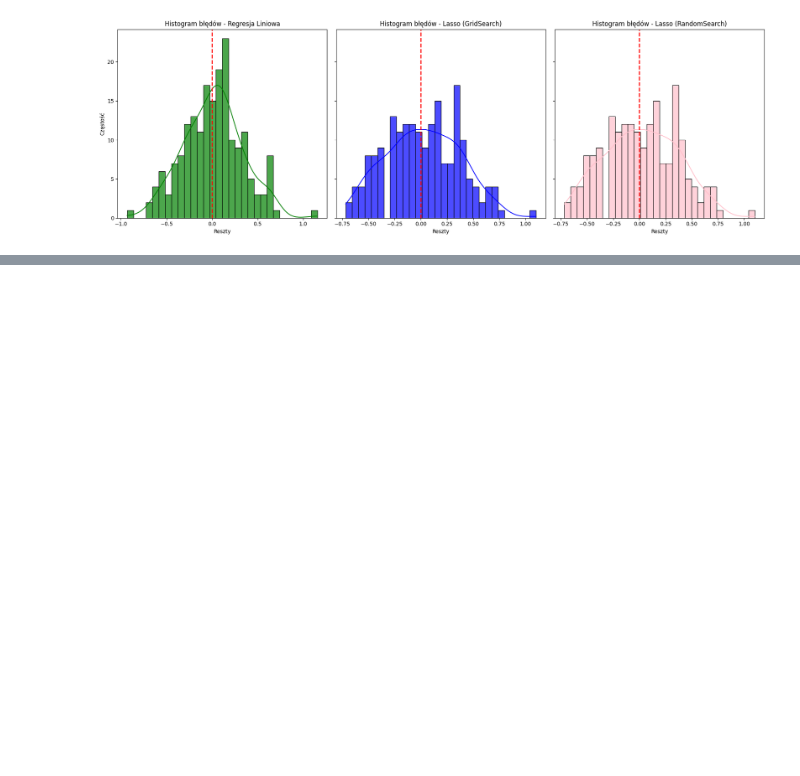
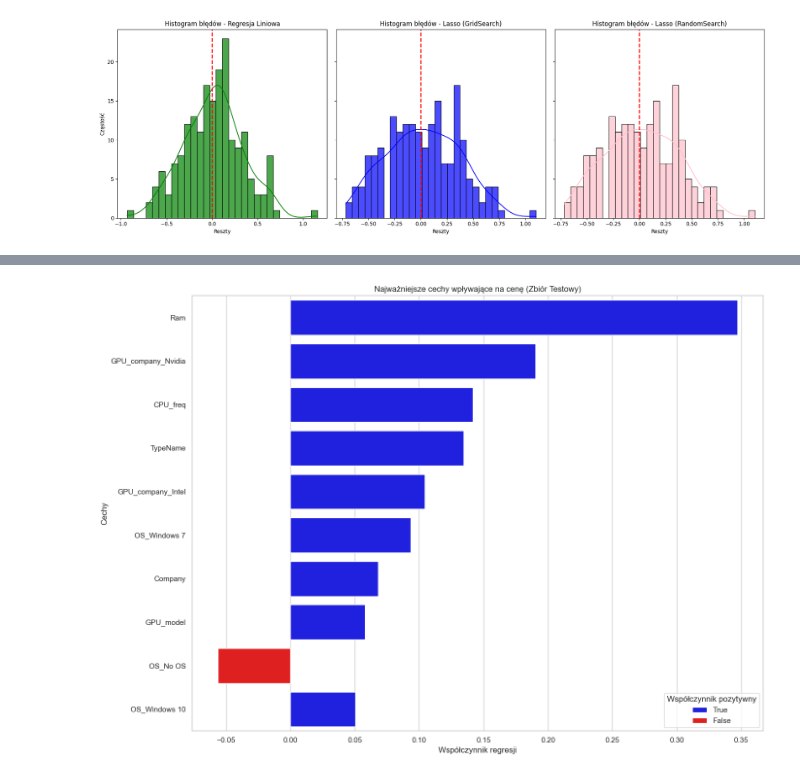
Before and after one commit to Piotr-Goraj/wsb-si-classification, a Jupyter notebook: ai_models_prediction.ipynb, the cells around one changed output, grey strips where cells are left out. Drawn from its saved outputs; the diff is of its cells as text; code cells hidden in the pictures; blank space fills up the shorter version.

```diff
--- a/ai_models_prediction.ipynb
+++ b/ai_models_prediction.ipynb
@@ -283,0 +811,98 @@ plt.show()
+# %%
+# Konfiguracja stylu wykresów
+sns.set(style="whitegrid")
+plt.rcParams.update({'font.size': 12})  # Ustawienie większego rozmiaru czcionki
+
+# 1. Odczyt danych
+TEST_FILE_PATH = './test_data.csv'  # Upewnij się, że ścieżka jest poprawna
+
+test_data = pd.read_csv(TEST_FILE_PATH)
+
+# Usunięcie wierszy z brakującymi wartościami
+test_data = test_data.dropna()
+
+# Podział na cechy i zmienną docelową
+X_test = test_data.drop(columns=['Price_euros'])  # Upewnij się, że nazwa kolumny jest poprawna
+y_test = test_data['Price_euros']
+
+# Zakładamy, że `X_train_encoded` i `scaler` są już zdefiniowane w środowisku Jupyter
+# Jeśli nie, musisz je ponownie zdefiniować lub uruchomić odpowiednie komórki
+
+# Kodowanie cech kategorycznych w danych testowych
+X_test_encoded = pd.get_dummies(X_test, drop_first=True)
+
+# Dodanie brakujących kolumn w danych testowych, które były obecne w danych treningowych
+missing_cols = set(X_train_encoded.columns) - set(X_test_encoded.columns)
+for col in missing_cols:
+    X_test_encoded[col] = 0
+
+# Upewnienie się, że kolejność kolumn jest taka sama jak w danych treningowych
+X_test_encoded = X_test_encoded[X_train_encoded.columns]
+
+# Skalowanie danych testowych
+X_test_scaled = scaler.transform(X_test_encoded)
+
+# Konwersja przeskalowanych danych z powrotem do DataFrame z nazwami kolumn
+X_test_scaled_df = pd.DataFrame(X_test_scaled, columns=X_test_encoded.columns)
+
+# 2. Ocena modelu na zbiorze testowym
+y_test_pred = regression_model.predict(X_test_scaled_df)
+r2_test = r2_score(y_test, y_test_pred)
+mae_test = mean_absolute_error(y_test, y_test_pred)
+rmse_test = np.sqrt(mean_squared_error(y_test, y_test_pred))
+
+print("\nWynik R² na zbiorze testowym:", r2_test)
+print("Mean Absolute Error (MAE) na zbiorze testowym:", mae_test)
+print("Root Mean Squared Error (RMSE) na zbiorze testowym:", rmse_test)
+
+# Obliczenie reszt
+residuals_test = y_test - y_test_pred
+
+# 3. Wykorzystanie wartości SHAP na zbiorze testowym
+
+# Tworzenie wyjaśniacza SHAP dla danych testowych
+explainer_test = shap.Explainer(regression_model, X_train_scaled_df)
+shap_values_test = explainer_test(X_test_scaled_df)
+
+# Analiza ważności cech na podstawie współczynników regresji
+coefficients_test = pd.DataFrame({
+    'Feature': X_train_encoded.columns,
+    'Coefficient': regression_model.coef_
+})
+coefficients_test['Sign'] = coefficients_test['Coefficient'] > 0
+coefficients_test['Sign'] = coefficients_test['Sign'].astype(str)  # Konwersja do stringów 'True'/'False'
+
+# Sortowanie cech według absolutnej wartości współczynnika
+coefficients_test = coefficients_test.reindex(coefficients_test['Coefficient'].abs().sort_values(ascending=False).index)
+
+print("\nNajważniejsze cechy wpływające na cenę:")
+print(coefficients_test[['Feature', 'Coefficient']].head(10))
+
+# Wykres barplot z różnymi kolorami dla dodatnich i ujemnych współczynników
+plt.figure(figsize=(14, 10))
+sns.barplot(
+    x='Coefficient',
+    y='Feature',
+    hue='Sign',
+    data=coefficients_test.head(10),
+    dodge=False,
+    palette={'True': 'blue', 'False': 'red'}
+)
+plt.title('Najważniejsze cechy wpływające na cenę (Zbiór Testowy)')
+plt.xlabel('Współczynnik regresji')
+plt.ylabel('Cechy')
+plt.legend(title='Współczynnik pozytywny', loc='best')
+plt.tight_layout()
+plt.show()
+
+# Tworzenie wykresów zależności SHAP dla top 5 cech w zbiorze testowym
+top_features_test = coefficients_test['Feature'].head(5).values
+for feature in top_features_test:
+    if feature in X_test_encoded.columns:
+        plt.figure(figsize=(14, 10))
+        shap.dependence_plot(feature, shap_values_test.values, X_test_encoded)
+        plt.tight_layout()
+        plt.show()
+    else:
+        print(f"Cecha '{feature}' nie istnieje w danych testowych.")
+# %% [output]
@@ -283,0 +925 @@ plt.show()
+[figure, added]
```
Also changed, not shown: parts of 26 cells of this notebook, 6 other files.
